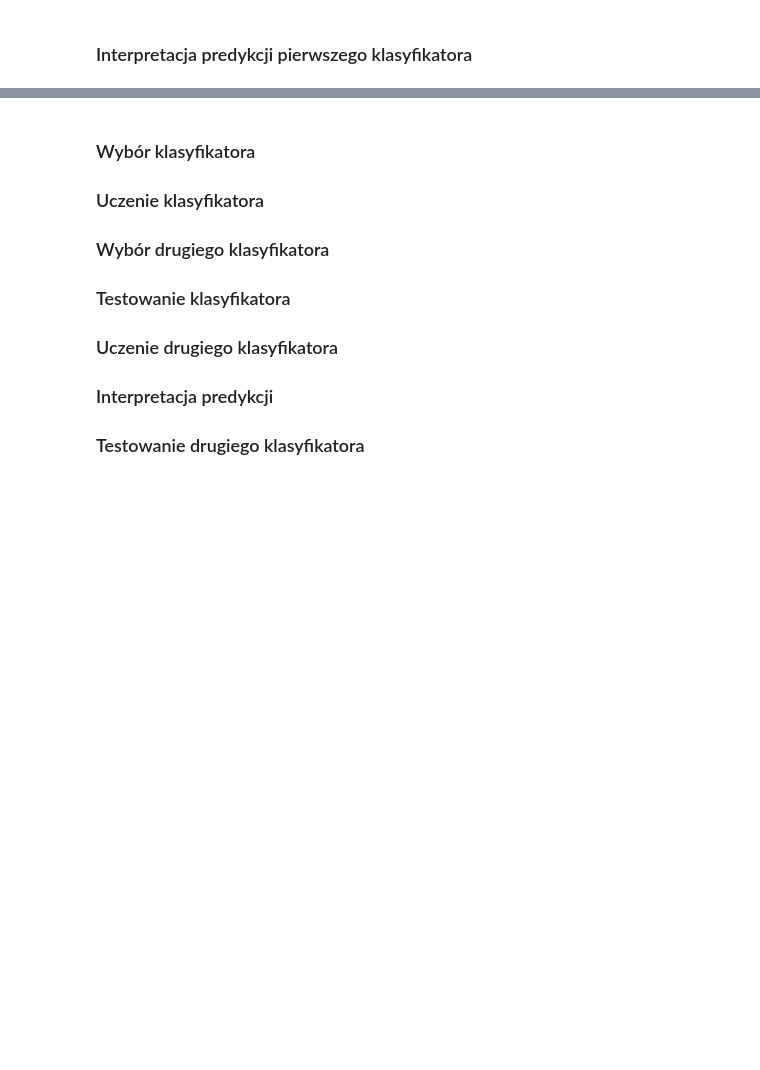
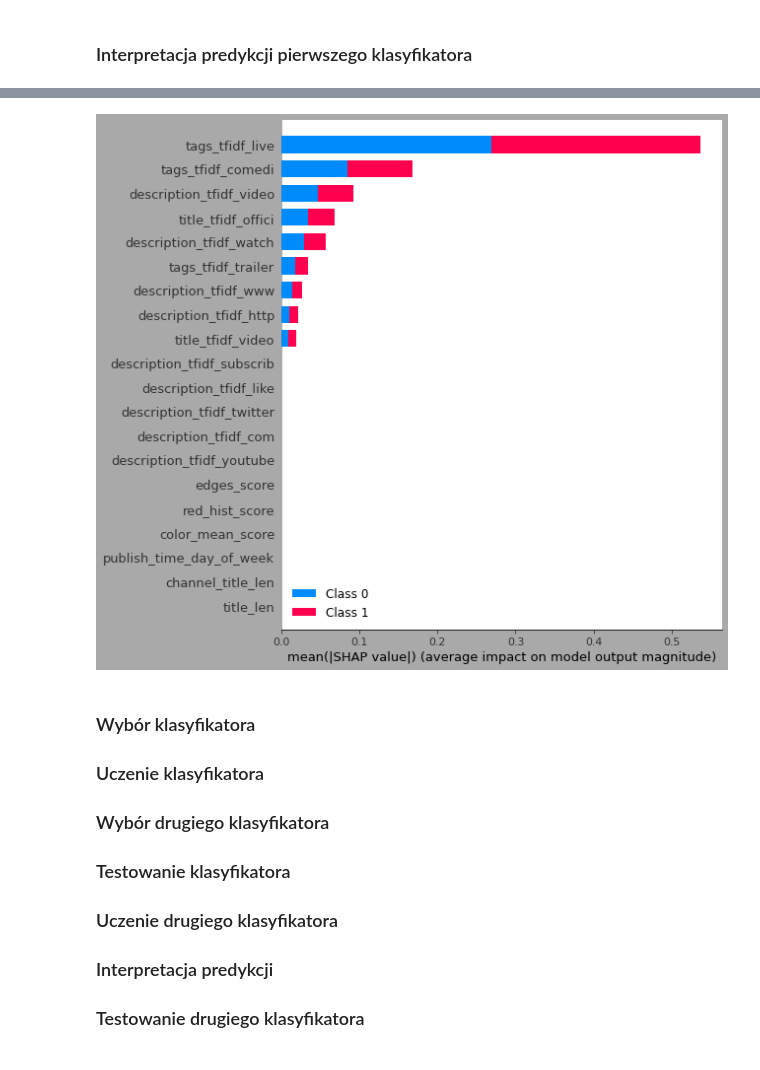
Before and after one commit to DominikKossinski/PED, a Jupyter notebook: notebooks/PED_6.ipynb, the cells around one changed output, grey strips where cells are left out. Cells and saved outputs as stored; diff of their text form; code cells hidden in the pictures; blank space fills up the shorter version.

```diff
--- a/notebooks/PED_6.ipynb
+++ b/notebooks/PED_6.ipynb
@@ -229,0 +233,9 @@ Right: 1.0
+# %%
+j = 3500
+# shap.force_plot(explainerRF.expected_value, shap_values_RF_test[j], x_test.iloc[[j]])
+print(np.array(shap_values_RF_train).shape)
+shap_val = explainerRF.shap_values(x_test_selected.loc[[j]], approximate=True)
+print(np.array(shap_val).shape)
+# initialize js for SHAP
+shap.initjs()
+shap.force_plot(explainerRF.expected_value[1], shap_val[1], x_test_selected.loc[[j]])
@@ -230,3 +247,12 @@ Right: 1.0
+# %%
+shap.summary_plot(shap_val, x_test_selected.loc[[3500]])
+# shap.summary_plot(shap_values_RF_train[0], x_train_selected)
+
+
+# TODO pomyśl o filtrowaniu danych
+# TODO pomyśl o odfiltrowaniu innych języków
+# %% [output]
+[figure, added]
 # %% [markdown]
 ### Wybór klasyfikatora
 
```
Also changed, not shown: parts of 7 cells of this notebook.
